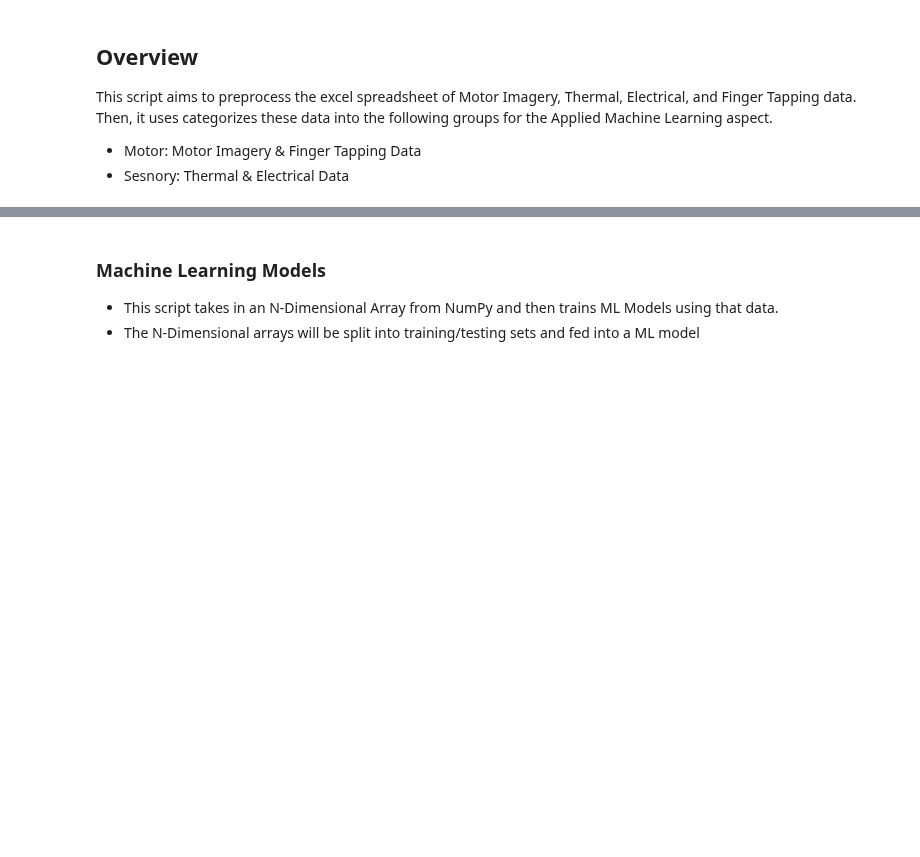
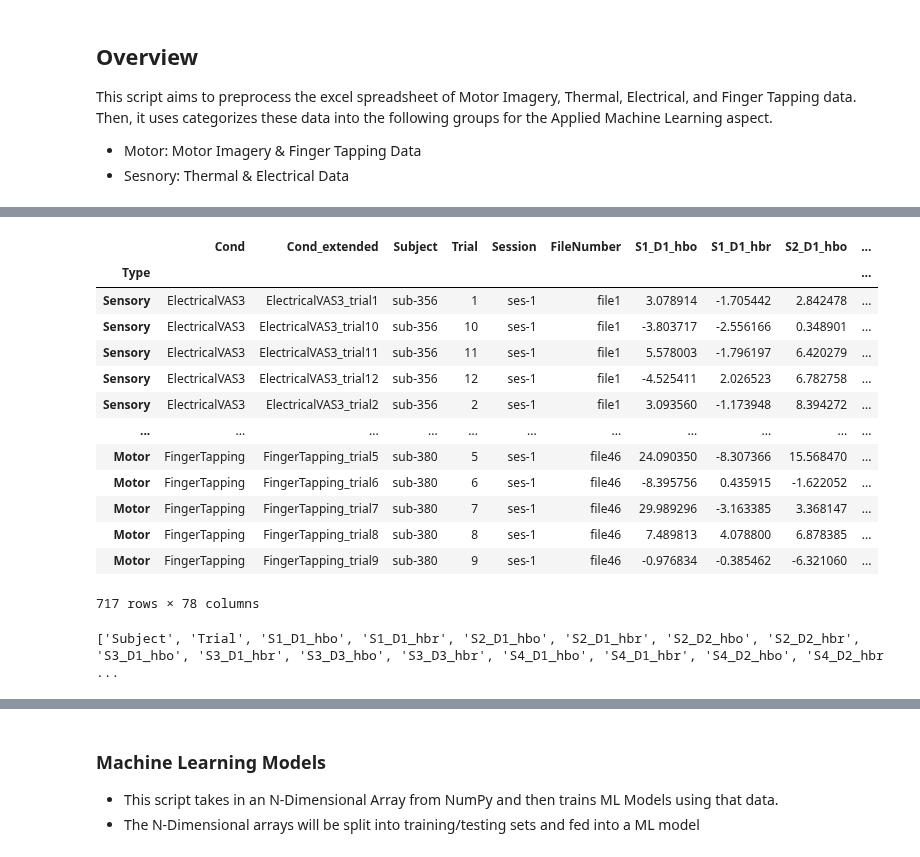
Before and after one commit to andChen2026/NIRS-Processing, a Jupyter notebook: scripts/Processor.ipynb, the cells around one changed output, grey strips where cells are left out. Saved outputs shown, nothing was run; the diff lists cells and outputs as text; code cells hidden in the pictures; blank space fills up the shorter version.

```diff
--- a/scripts/Processor.ipynb
+++ b/scripts/Processor.ipynb
@@ -30,7 +30,45 @@ fNIRS_bstats['Type'] = np.where(
     'Motor',
     'Sensory'
 )
+
+# Create a new 'Trial' column and make its value the second part of Cond_extended
+fNIRS_tstats['Trial'] = fNIRS_tstats['Cond_extended'].str.extract(r'trial[_]?(\d+)').astype(int)
+fNIRS_bstats['Trial'] = fNIRS_bstats['Cond_extended'].str.extract(r'trial[_]?(\d+)').astype(int)
+
+# Create Temp
+t_trial = fNIRS_tstats.pop('Trial')
+b_trial = fNIRS_bstats.pop('Trial')
+
+# Move it as the 2nd Column
+fNIRS_tstats.insert(3, "Trial", t_trial)
+fNIRS_bstats.insert(3, "Trial", b_trial)
 # %%
 # Set the index of the dataframes to be by 'Type'
 fNIRS_tstats.set_index('Type', inplace=True)
 fNIRS_bstats.set_index('Type', inplace=True)
+# %%
+fNIRS_bstats
+# %% [output]
+|  | Cond | Cond_extended | Subject | Trial | Session | FileNumber | S1_D1_hbo | S1_D1_hbr | S2_D1_hbo | ... |
+| Type |  |  |  |  |  |  |  |  |  | ... |
+| Sensory | ElectricalVAS3 | ElectricalVAS3_trial1 | sub-356 | 1 | ses-1 | file1 | 3.078914 | -1.705442 | 2.842478 | ... |
+| Sensory | ElectricalVAS3 | ElectricalVAS3_trial10 | sub-356 | 10 | ses-1 | file1 | -3.803717 | -2.556166 | 0.348901 | ... |
+| Sensory | ElectricalVAS3 | ElectricalVAS3_trial11 | sub-356 | 11 | ses-1 | file1 | 5.578003 | -1.796197 | 6.420279 | ... |
+| Sensory | ElectricalVAS3 | ElectricalVAS3_trial12 | sub-356 | 12 | ses-1 | file1 | -4.525411 | 2.026523 | 6.782758 | ... |
+| Sensory | ElectricalVAS3 | ElectricalVAS3_trial2 | sub-356 | 2 | ses-1 | file1 | 3.093560 | -1.173948 | 8.394272 | ... |
+| ... | ... | ... | ... | ... | ... | ... | ... | ... | ... | ... |
+| Motor | FingerTapping | FingerTapping_trial5 | sub-380 | 5 | ses-1 | file46 | 24.090350 | -8.307366 | 15.568470 | ... |
+| Motor | FingerTapping | FingerTapping_trial6 | sub-380 | 6 | ses-1 | file46 | -8.395756 | 0.435915 | -1.622052 | ... |
+| Motor | FingerTapping | FingerTapping_trial7 | sub-380 | 7 | ses-1 | file46 | 29.989296 | -3.163385 | 3.368147 | ... |
+| Motor | FingerTapping | FingerTapping_trial8 | sub-380 | 8 | ses-1 | file46 | 7.489813 | 4.078800 | 6.878385 | ... |
+| Motor | FingerTapping | FingerTapping_trial9 | sub-380 | 9 | ses-1 | file46 | -0.976834 | -0.385462 | -6.321060 | ... |
+717 rows × 78 columns
+# %%
+# Drop all the unneeded columns
+fNIRS_tstats = fNIRS_tstats.drop(columns=["Cond_extended", "Cond", "Session", "FileNumber"], errors='ignore')
+fNIRS_bstats = fNIRS_bstats.drop(columns=["Cond_extended", "Cond", "Session", "FileNumber"], errors='ignore')
+
+# Verify columns are correct
+print(fNIRS_tstats.columns.tolist())
+# %% [output]
+['Subject', 'Trial', 'S1_D1_hbo', 'S1_D1_hbr', 'S2_D1_hbo', 'S2_D1_hbr', 'S2_D2_hbo', 'S2_D2_hbr', 'S3_D1_hbo', 'S3_D1_hbr', 'S3_D3_hbo', 'S3_D3_hbr', 'S4_D1_hbo', 'S4_D1_hbr', 'S4_D2_hbo', 'S4_D2_hbr ...
```
Also changed, not shown: parts of 6 cells of this notebook.
